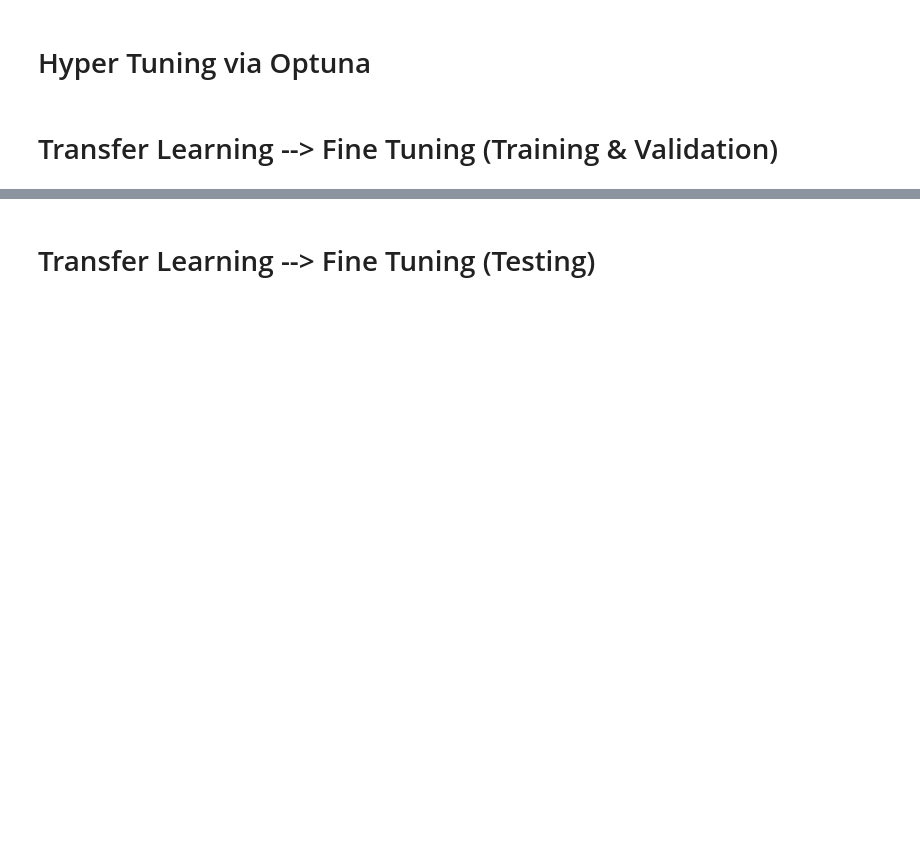
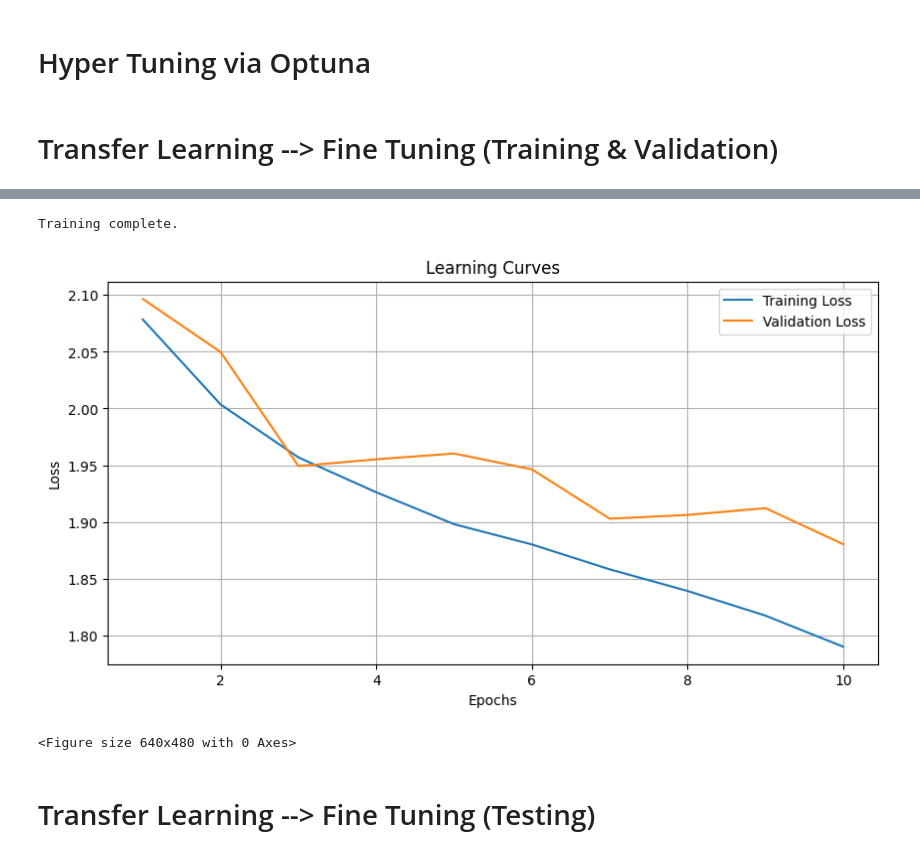
Before and after one commit to syrashid/dl-group-project, a Jupyter notebook: project/models/inceptionv3.ipynb, the cells around one changed output, grey strips where cells are left out. Cells and saved outputs as stored; diff of their text form; code cells hidden in the pictures; blank space fills up the shorter version.

Commit message:
FIX: Update inceptionv3 model

```diff
--- a/project/models/inceptionv3.ipynb
+++ b/project/models/inceptionv3.ipynb
@@ -230,11 +264,14 @@ print("Best hyperparameters: ", study.best_params)
 # %% [markdown]
 # Transfer Learning --> Fine Tuning (Training & Validation)
 # %%
-# Modify based off of hyper tuning
+# TODO: Move me up later
+import matplotlib.pyplot as plt
+
+# Hyperparameters
 batch_size = 32
 lr = 0.001
-weight_decay = 0.0001
-
+# weight_decay = 0.0001
+num_epochs = 10
 
 # Create dataloaders
 train_loader = DataLoader(train_dataset, batch_size=batch_size, shuffle=True, num_workers=2)
@@ -253,10 +290,13 @@ model = model.to(device)
 
 # Loss function and optimizer
 criterion = nn.CrossEntropyLoss()
-optimizer = Adam(model.parameters(), lr=lr, weight_decay=weight_decay)
+optimizer = Adam(model.parameters(), lr=lr)
+
+# Lists to store losses
+train_losses = []
+val_losses = []
 
 # Training loop with validation
-num_epochs = 10
 best_val_loss = float('inf')
 
 for epoch in tqdm(range(num_epochs), desc="Epochs", unit="epoch"):
@@ -276,6 +316,9 @@ for epoch in tqdm(range(num_epochs), desc="Epochs", unit="epoch"):
         optimizer.step()
         running_loss += loss.item()
 
+    train_loss = running_loss / len(train_loader)
+    train_losses.append(train_loss)
+
     # Validation phase
     model.eval()
     val_loss = 0.0
@@ -287,7 +330,9 @@ for epoch in tqdm(range(num_epochs), desc="Epochs", unit="epoch"):
             val_loss += criterion(val_outputs, val_genres).item()
 
     val_loss /= len(val_loader)
-    print(f"Epoch [{epoch+1}/{num_epochs}], Training Loss: {running_loss/len(train_loader)}, Validation Loss: {val_loss}")
+    val_losses.append(val_loss)
+
+    print(f"Epoch [{epoch+1}/{num_epochs}], Training Loss: {train_loss}, Validation Loss: {val_loss}")
 
     # Save the model if validation loss decreases
     if val_loss < best_val_loss:
@@ -295,3 +340,18 @@ for epoch in tqdm(range(num_epochs), desc="Epochs", unit="epoch"):
         torch.save(model.state_dict(), '/content/drive/MyDrive/ColabNotebooks/A5/best_model_inception.pth')
 
 print("Training complete.")
+
+# Plot the learning curves
+plt.figure(figsize=(10, 5))
+plt.plot(range(1, num_epochs + 1), train_losses, label='Training Loss')
+plt.plot(range(1, num_epochs + 1), val_losses, label='Validation Loss')
+plt.xlabel('Epochs')
+plt.ylabel('Loss')
+plt.title('Learning Curves')
+plt.legend()
+plt.grid(True)
+plt.show()
+plt.savefig('/content/drive/MyDrive/ColabNotebooks/A5/inceptionv3_learning_curves.png')
+
+# TODO: Run this for a longer number of epochs
+# %% [output]
@@ -298,3 +370,6 @@ print("Training complete.")
+Training complete.
+[figure, added]
+<Figure size 640x480 with 0 Axes>
 # %% [markdown]
 # Transfer Learning --> Fine Tuning (Testing)
 # %%
```
Also changed, not shown: parts of 4 cells of this notebook, 3 other files.
